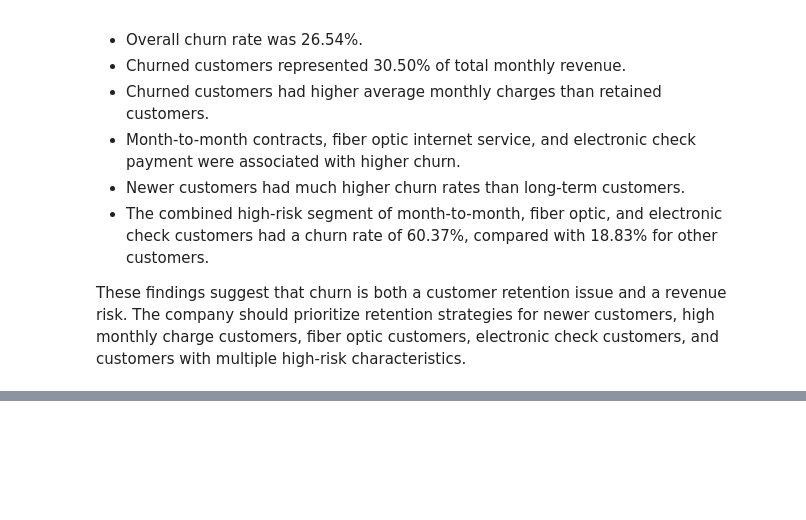
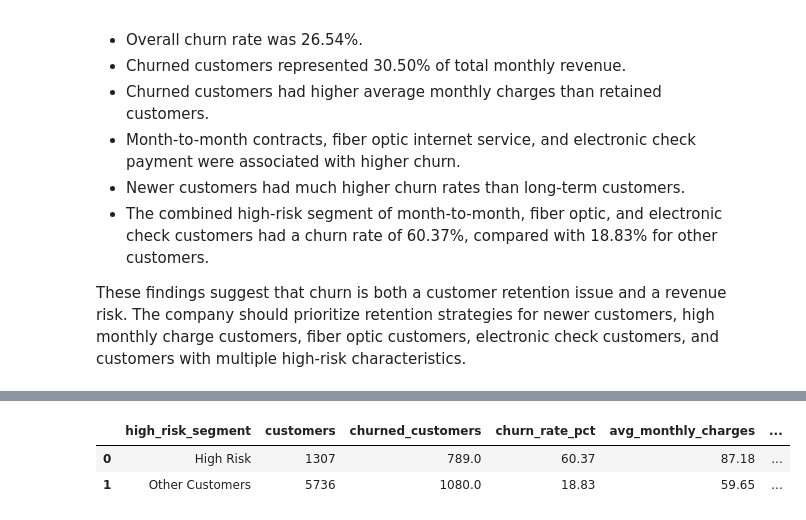
Before and after one commit to khalilalaei/customer-subscription-eda-revenue-insights, a Jupyter notebook: notebooks/02_exploratory_analysis.ipynb, the cells around one changed output, grey strips where cells are left out. Saved outputs shown, nothing was run; the diff lists cells and outputs as text; code cells hidden in the pictures; blank space fills up the shorter version.

```diff
--- a/notebooks/02_exploratory_analysis.ipynb
+++ b/notebooks/02_exploratory_analysis.ipynb
@@ -725,0 +872,31 @@ These findings suggest that churn is both a customer retention issue and a reven
+# %%
+run_sql("""
+WITH customer_segments AS (
+    SELECT
+        *,
+        CASE
+            WHEN contract = 'Month-to-month'
+                AND internet_service = 'Fiber optic'
+                AND payment_method = 'Electronic check'
+            THEN 'High Risk'
+            ELSE 'Other Customers'
+        END AS high_risk_segment
+    FROM customers
+)
+
+SELECT
+    high_risk_segment,
+    COUNT(*) AS customers,
+    SUM(churn_value) AS churned_customers,
+    ROUND(AVG(churn_value) * 100, 2) AS churn_rate_pct,
+    ROUND(AVG(monthly_charges), 2) AS avg_monthly_charges,
+    ROUND(SUM(monthly_charges), 2) AS total_monthly_revenue,
+    ROUND(AVG(cltv), 2) AS avg_cltv
+FROM customer_segments
+GROUP BY high_risk_segment
+ORDER BY churn_rate_pct DESC
+""")
+# %% [output]
+|  | high_risk_segment | customers | churned_customers | churn_rate_pct | avg_monthly_charges | ... |
+| 0 | High Risk | 1307 | 789.0 | 60.37 | 87.18 | ... |
+| 1 | Other Customers | 5736 | 1080.0 | 18.83 | 59.65 | ... |
```
Also changed, not shown: parts of 10 cells of this notebook, 5 other files.
